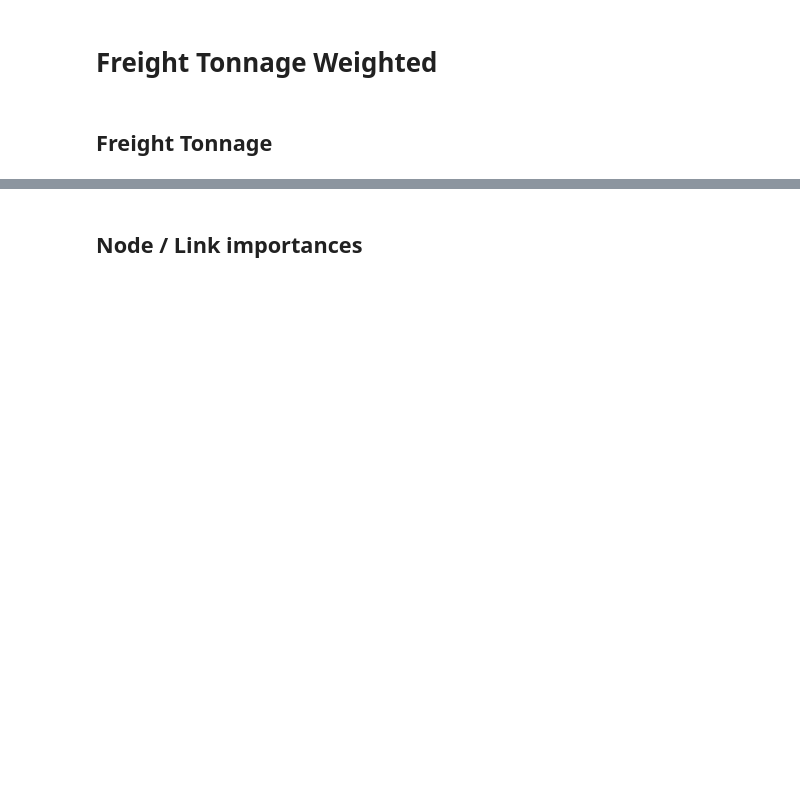
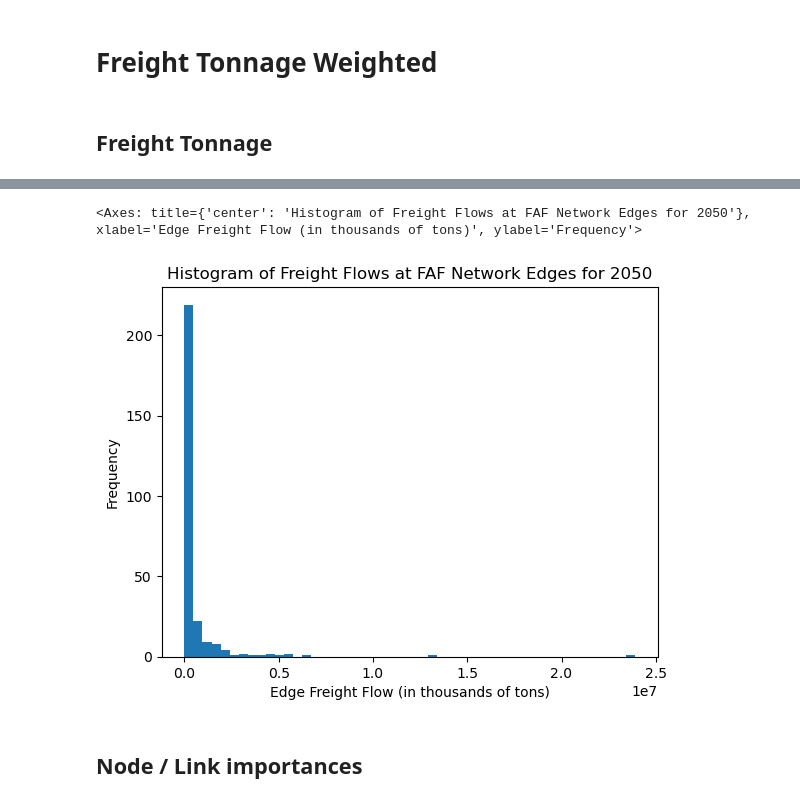
Before and after one commit to UMD-CTSM/network_flow_assignment, a Jupyter notebook: src/faf_sim.ipynb, the cells around one changed output, grey strips where cells are left out. Cells and saved outputs as stored; diff of their text form; code cells hidden in the pictures; blank space fills up the shorter version.

```diff
--- a/src/faf_sim.ipynb
+++ b/src/faf_sim.ipynb
@@ -161,3 +163,13 @@ faf_geonet.show_values()
+# %%
+faf_geonet.edgeDf[faf_geonet.VALUE].plot(
+  kind='hist',
+  bins=50,
+  xlabel='Edge Freight Flow (in thousands of tons)',
+  title='Histogram of Freight Flows at FAF Network Edges for 2050'
+)
+# %% [output]
+<Axes: title={'center': 'Histogram of Freight Flows at FAF Network Edges for 2050'}, xlabel='Edge Freight Flow (in thousands of tons)', ylabel='Frequency'>
+[figure, added]
 # %% [markdown]
 ## Node / Link importances
 # %%
```
Also changed, not shown: parts of 8 cells of this notebook, 1 other file.
